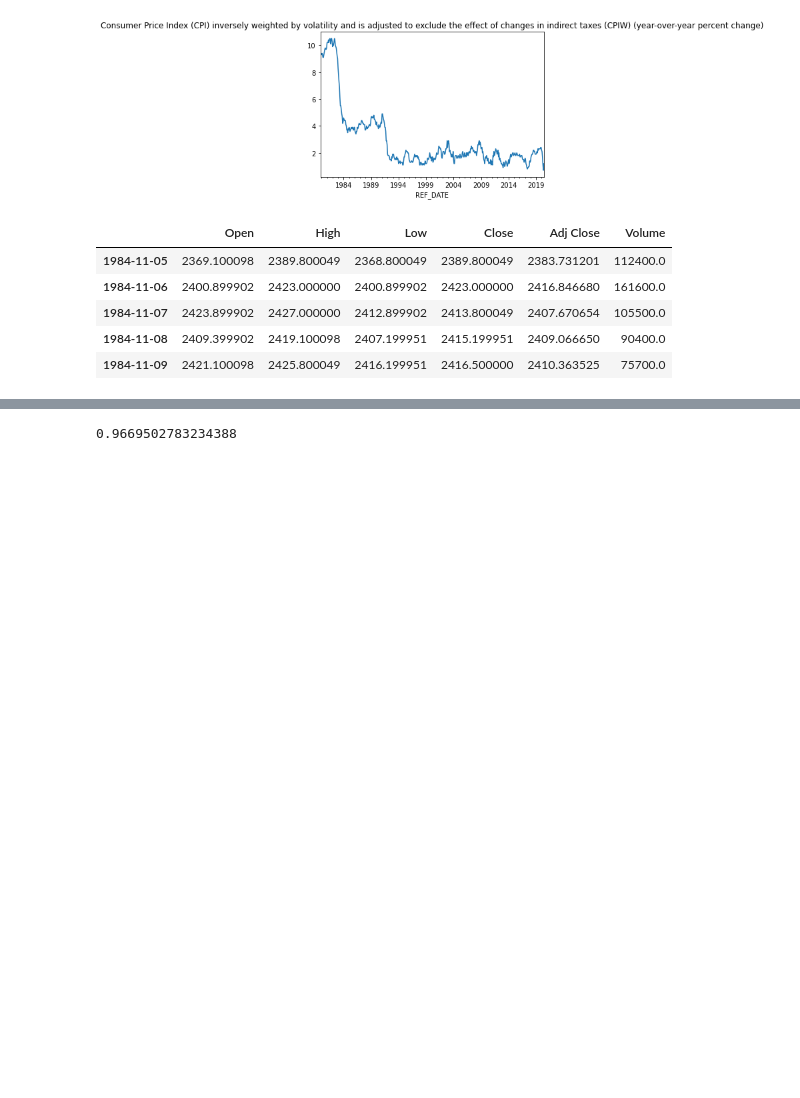
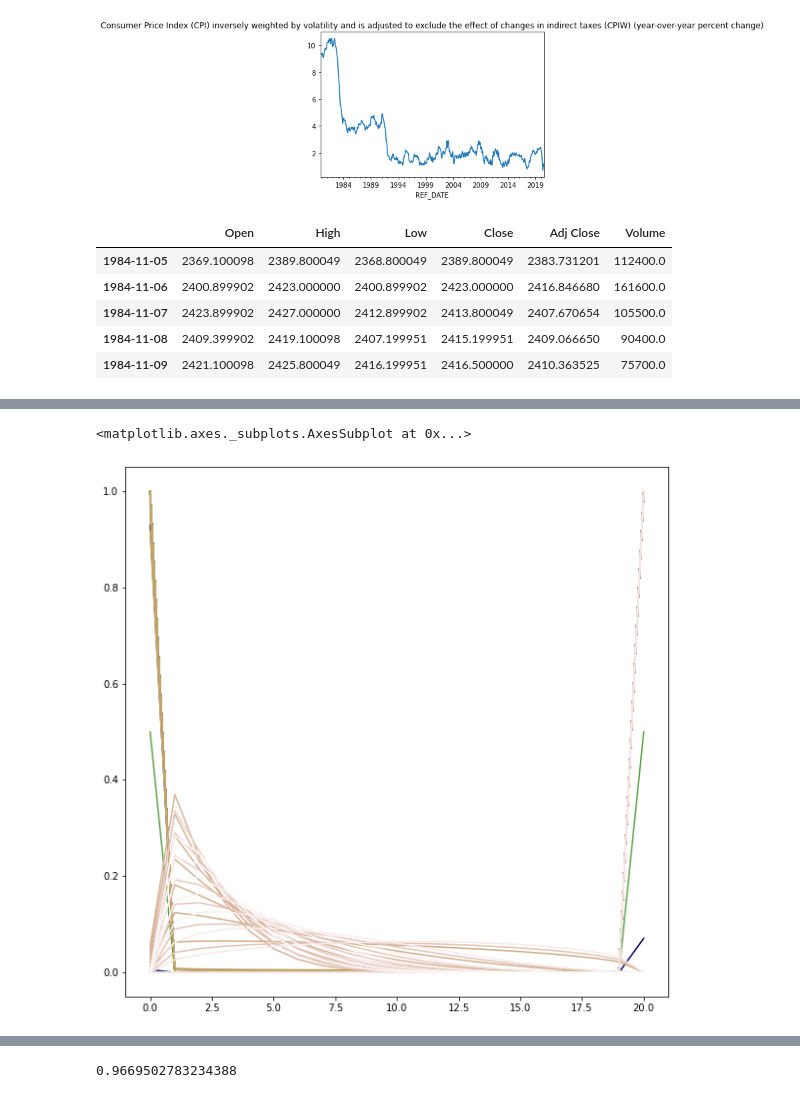
Before and after one commit to Yoseph-Zuskin/midaspy, a Jupyter notebook: example/monthly_CPI_daily_stock_index.ipynb, the cells around one changed output, grey strips where cells are left out. Cells and saved outputs as stored; diff of their text form; code cells hidden in the pictures; blank space fills up the shorter version.

```diff
--- a/example/monthly_CPI_daily_stock_index.ipynb
+++ b/example/monthly_CPI_daily_stock_index.ipynb
@@ -121,0 +121,16 @@ tsx[tsx.Volume!=0].dropna().head()
+# %%
+list1 = np.linspace(-1.5, 1.5, 15).tolist()
+list2 = np.linspace(-10, 10, 15).tolist()
+beta_combos = list(product(list1, list2))
+# %%
+nlags = 21
+beta_weightings = pd.DataFrame()
+for combo in beta_combos:
+    beta_weightings = pd.concat([beta_weightings,
+                                pd.Series(BetaWeights(*combo).weights(nlags)).rename(str(combo))],
+                               axis=1)
+# %%
+beta_weightings.plot(colormap="gist_earth",legend=False,figsize=[10,10])
+# %% [output]
+<matplotlib.axes._subplots.AxesSubplot at 0x...>
+[figure, added]
```
Also changed, not shown: parts of 18 cells of this notebook.
